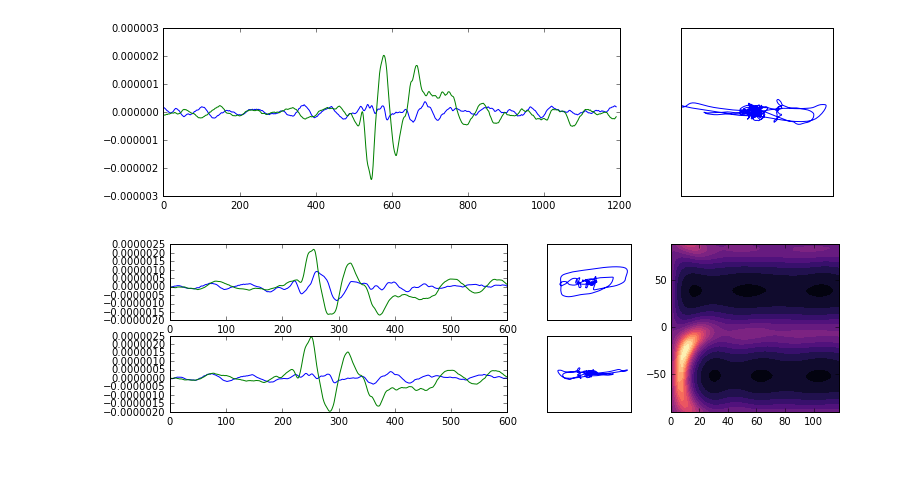
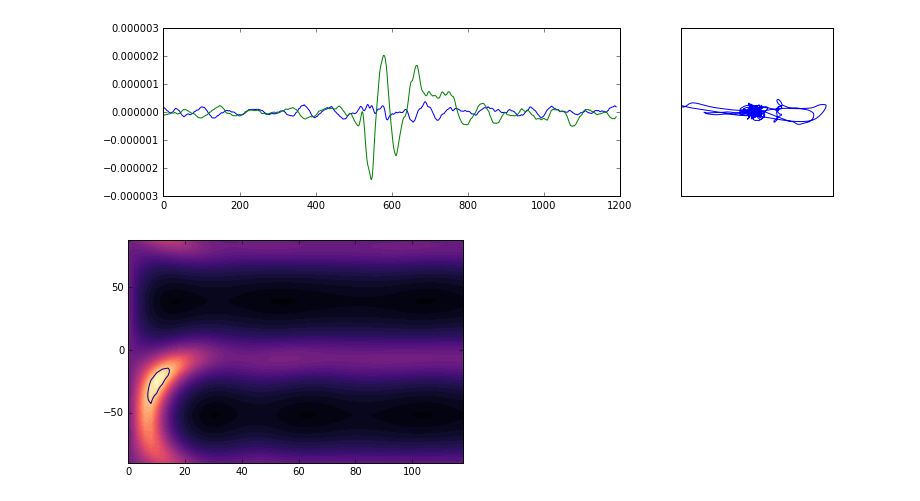
Before and after one commit to JackWalpole/splitwavepy, a Jupyter notebook: devel/Work_with_obspy.ipynb, the cells around one changed output. Saved outputs shown, nothing was run; the diff lists cells and outputs as text; code cells hidden in the pictures; blank space fills up the shorter version.

```diff
--- a/devel/Work_with_obspy.ipynb
+++ b/devel/Work_with_obspy.ipynb
@@ -92,13 +92,13 @@ M.data_corr.plot()
 # %%
 # Radial-Transverse Traces
 strt = stf.select(component="[N,E]").copy()
 strt.rotate("NE->RT",back_azimuth=baz)
 # strt.plot()
 e = strt.copy()
 e.trim(skstime-30,skstime+30)
 # e.plot()
 q = s.Pair(e[0].data,e[1].data)
 N = s.EigenM(q)
-N.plot()
+N.plotsurf(cmap='magma')
 # %% [output]
-[figure, old version]
+[figure, new version]
```
Also changed, not shown: parts of 7 cells of this notebook, 1 other file.
